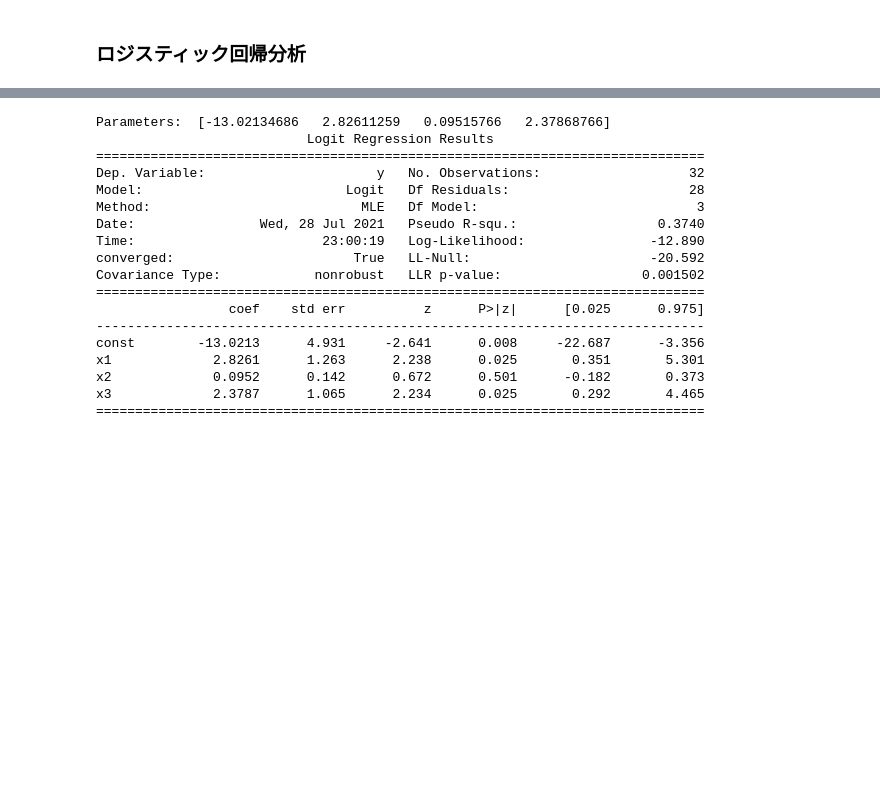
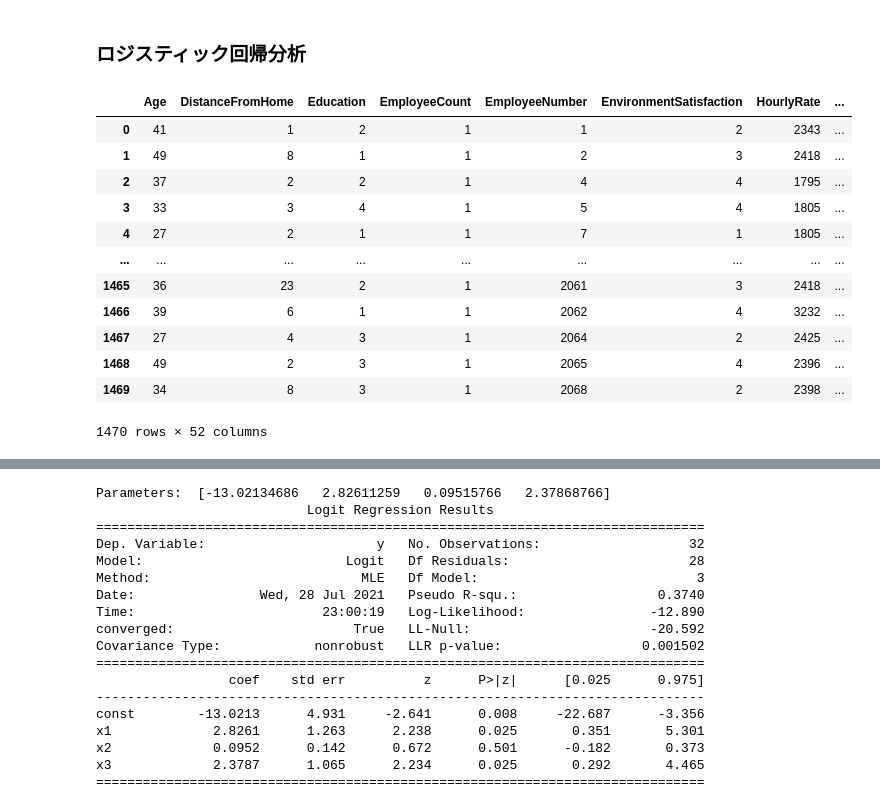
Before and after one commit to K-W-hibiki/Data_Analytics, a Jupyter notebook: 因果推論とか/stats.ipynb, the cells around one changed output, grey strips where cells are left out. Drawn from its saved outputs; the diff is of its cells as text; code cells hidden in the pictures; blank space fills up the shorter version.

```diff
--- a/因果推論とか/stats.ipynb
+++ b/因果推論とか/stats.ipynb
@@ -143,3 +143,7 @@ model_sm = sm.OLS(y, x_add_const).fit()
 print(model_sm.summary())
 # %% [markdown]
 ### ロジスティック回帰分析
+# %%
+import pandas as pd
+pd.set_option('display.max_columns', 200)
+data  = pd.read_csv("C:/Users/kyotn/workspace/その他/当日/output/data_trans.csv")
@@ -145,0 +153,18 @@ print(model_sm.summary())
+# %%
+data
+df_corr = data.corr()
+print(df_corr)
+# %% [output]
+|  | Age | DistanceFromHome | Education | EmployeeCount | EmployeeNumber | EnvironmentSatisfaction | HourlyRate | ... |
+| 0 | 41 | 1 | 2 | 1 | 1 | 2 | 2343 | ... |
+| 1 | 49 | 8 | 1 | 1 | 2 | 3 | 2418 | ... |
+| 2 | 37 | 2 | 2 | 1 | 4 | 4 | 1795 | ... |
+| 3 | 33 | 3 | 4 | 1 | 5 | 4 | 1805 | ... |
+| 4 | 27 | 2 | 1 | 1 | 7 | 1 | 1805 | ... |
+| ... | ... | ... | ... | ... | ... | ... | ... | ... |
+| 1465 | 36 | 23 | 2 | 1 | 2061 | 3 | 2418 | ... |
+| 1466 | 39 | 6 | 1 | 1 | 2062 | 4 | 3232 | ... |
+| 1467 | 27 | 4 | 3 | 1 | 2064 | 2 | 2425 | ... |
+| 1468 | 49 | 2 | 3 | 1 | 2065 | 4 | 2396 | ... |
+| 1469 | 34 | 8 | 3 | 1 | 2068 | 2 | 2398 | ... |
+1470 rows × 52 columns
```
Also changed, not shown: parts of 7 cells of this notebook.
